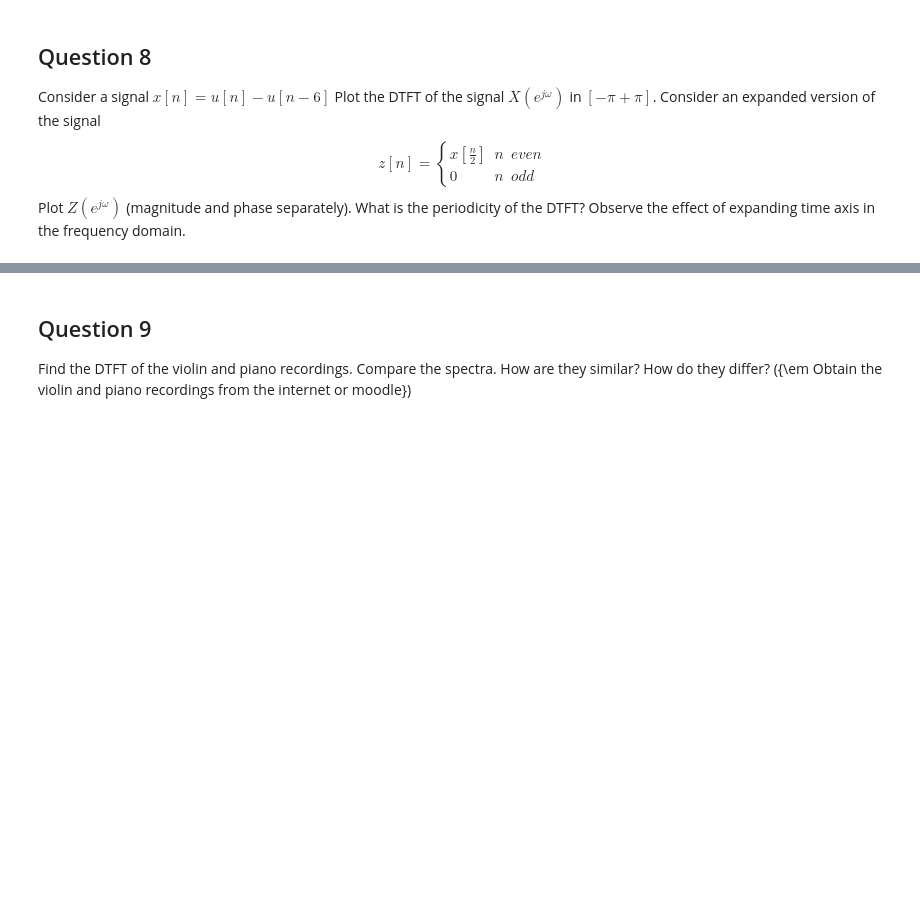
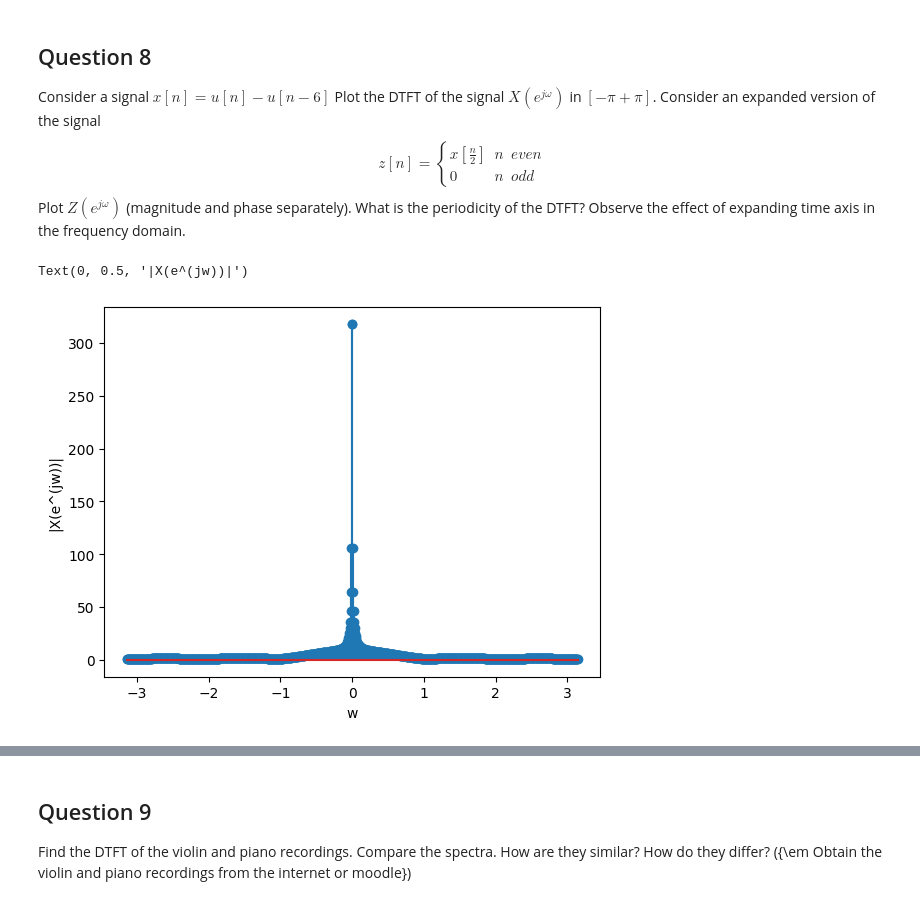
Before and after one commit to puranikvinit/lab_9, a Jupyter notebook: Assignment_2_211EC221_211EC226.ipynb, the cells around one changed output, grey strips where cells are left out. Cells and saved outputs as stored; diff of their text form; code cells hidden in the pictures; blank space fills up the shorter version.

```diff
--- a/Assignment_2_211EC221_211EC226.ipynb
+++ b/Assignment_2_211EC221_211EC226.ipynb
@@ -490,3 +491,16 @@ Consider a signal $x[n] = u[n] - u[n-6]$    Plot the DTFT of the signal $X(e^{j\
 expanded version of the signal \begin{equation*}
 z[n]= \left\{  \begin{array}{lll} x[\tfrac{n}{2}] & n & even \\ 0 & n & odd \end{array}   \right. \end{equation*}
 Plot  $Z(e^{j\omega})$ (magnitude and phase separately).  What is the periodicity of the DTFT? Observe the effect of expanding time axis in the frequency domain.
+# %%
+n = np.arange(0, 20)
+w = np.linspace(-np.pi, np.pi, 1000)
+
+x = np.heaviside(n, 1) - np.heaviside(n - 6, 1)
+X = 1 + np.exp(-1j * w) + np.exp(-2j * w) + np.exp(-3j * w) + np.exp(-4j * w) + np.exp(-5j * w) - np.exp(-6j * w) / (1 - np.exp(-1j * w))
+
+plt.stem(w, np.abs(X))
+plt.xlabel('w')
+plt.ylabel('|X(e^(jw))|')
+# %% [output]
+Text(0, 0.5, '|X(e^(jw))|')
+[figure, added]
```
Also changed, not shown: parts of 7 cells of this notebook.
